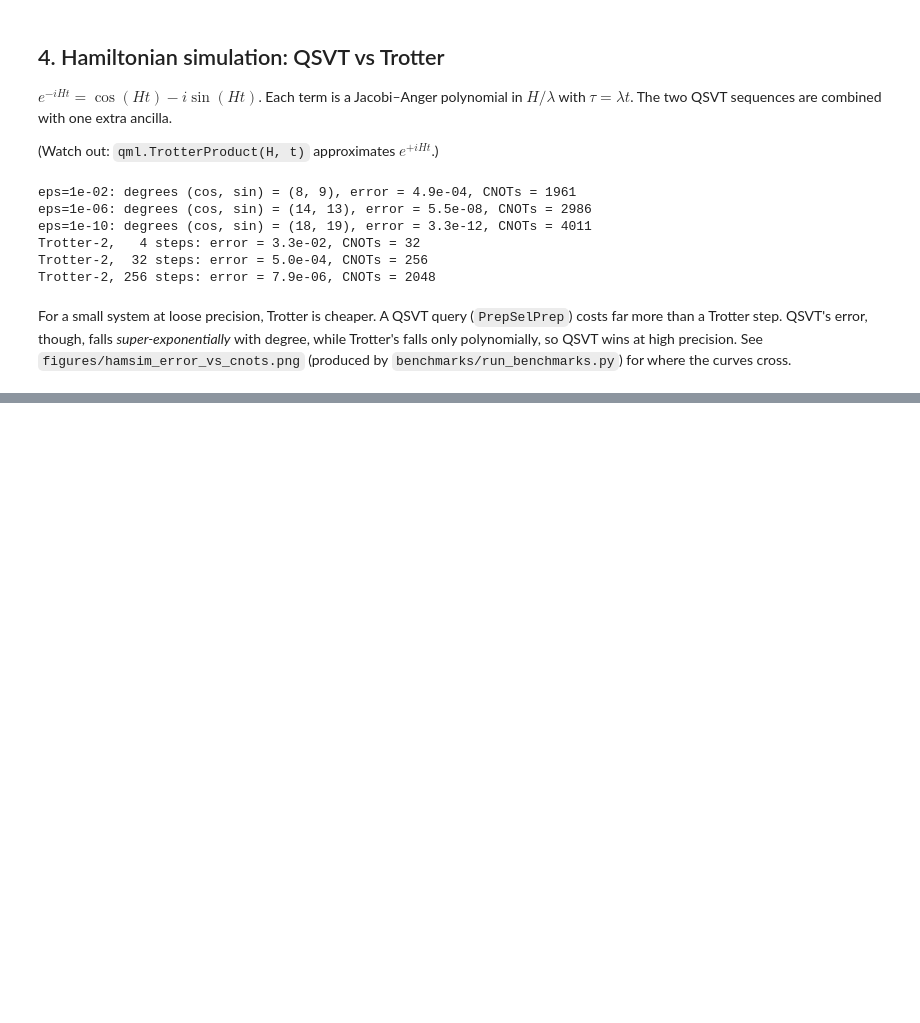
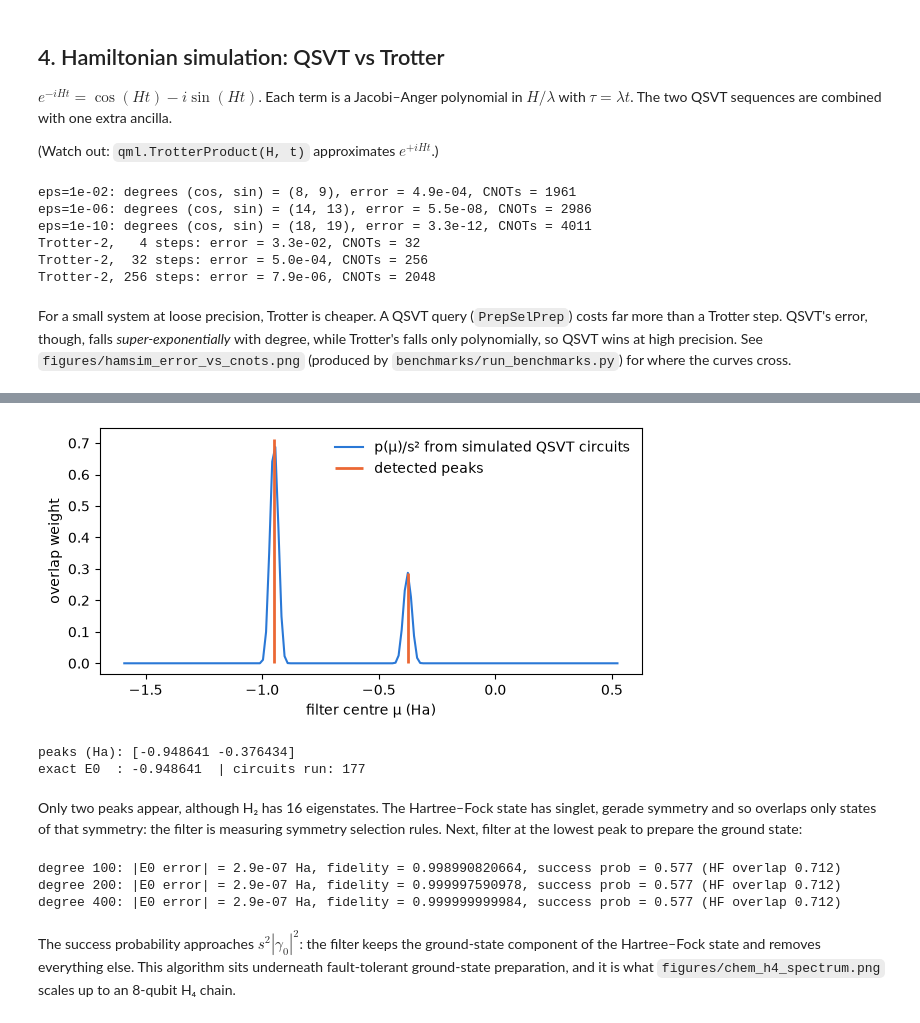
Before and after one commit to ddc0603/qsvtlab, a Jupyter notebook: notebooks/qsvt_tour.ipynb, the cells around one changed output, grey strips where cells are left out. Drawn from its saved outputs; the diff is of its cells as text; code cells hidden in the pictures; blank space fills up the shorter version.

```diff
--- a/notebooks/qsvt_tour.ipynb
+++ b/notebooks/qsvt_tour.ipynb
@@ -143,0 +150,37 @@ the curves cross.
+# %%
+H, n, hf = ql.molecule_hamiltonian(["H", "H"], [[0, 0, 0], [0, 0, 2.0]])
+F = ql.EigenFilter(H, hf)
+sp = F.spectroscopy(ell=100, delta=0.03, n_mu=161)
+ev = np.linalg.eigvalsh(F.Hmat)
+
+fig, ax = plt.subplots(figsize=(7, 3.2))
+ax.plot(sp.mu, sp.p_success / 0.81, color="#2a78d6", label="p(μ)/s² from simulated QSVT circuits")
+ax.vlines(sp.peaks, 0, sp.weights, color="#eb6834", lw=2, label="detected peaks")
+ax.set_xlabel("filter centre μ (Ha)"); ax.set_ylabel("overlap weight"); ax.legend(frameon=False)
+plt.show()
+print("peaks (Ha):", np.round(sp.peaks, 6))
+print("exact E0  :", round(ev[0], 6), " | circuits run:", sp.n_circuits)
+# %% [output]
+[figure, added]
+peaks (Ha): [-0.948641 -0.376434]
+exact E0  : -0.948641  | circuits run: 177
+# %% [markdown]
+Only two peaks appear, although H₂ has 16 eigenstates. The Hartree–Fock state has
+singlet, gerade symmetry and so overlaps only states of that symmetry: the filter is
+measuring symmetry selection rules. Next, filter at the lowest peak to prepare the ground
+state:
+# %%
+for ell in [50, 100, 200]:
+    g = F.prepare_ground_state(sp.peaks[0], ell=ell)
+    print(f"degree {2*ell:3d}: |E0 error| = {abs(sp.peaks[0]-g.energy_exact):.1e} Ha, "
+          f"fidelity = {g.fidelity:.12f}, success prob = {g.success_prob:.3f} "
+          f"(HF overlap {g.hf_overlap:.3f})")
+# %% [output]
+degree 100: |E0 error| = 2.9e-07 Ha, fidelity = 0.998990820664, success prob = 0.577 (HF overlap 0.712)
+degree 200: |E0 error| = 2.9e-07 Ha, fidelity = 0.999997590978, success prob = 0.577 (HF overlap 0.712)
+degree 400: |E0 error| = 2.9e-07 Ha, fidelity = 0.999999999984, success prob = 0.577 (HF overlap 0.712)
+# %% [markdown]
+The success probability approaches $s^2|\gamma_0|^2$: the filter keeps the
+ground-state component of the Hartree–Fock state and removes everything else. This
+algorithm sits underneath fault-tolerant ground-state preparation, and it is what
+`figures/chem_h4_spectrum.png` scales up to an 8-qubit H₄ chain.
```
Also changed, not shown: parts of 3 cells of this notebook, 18 other files.
